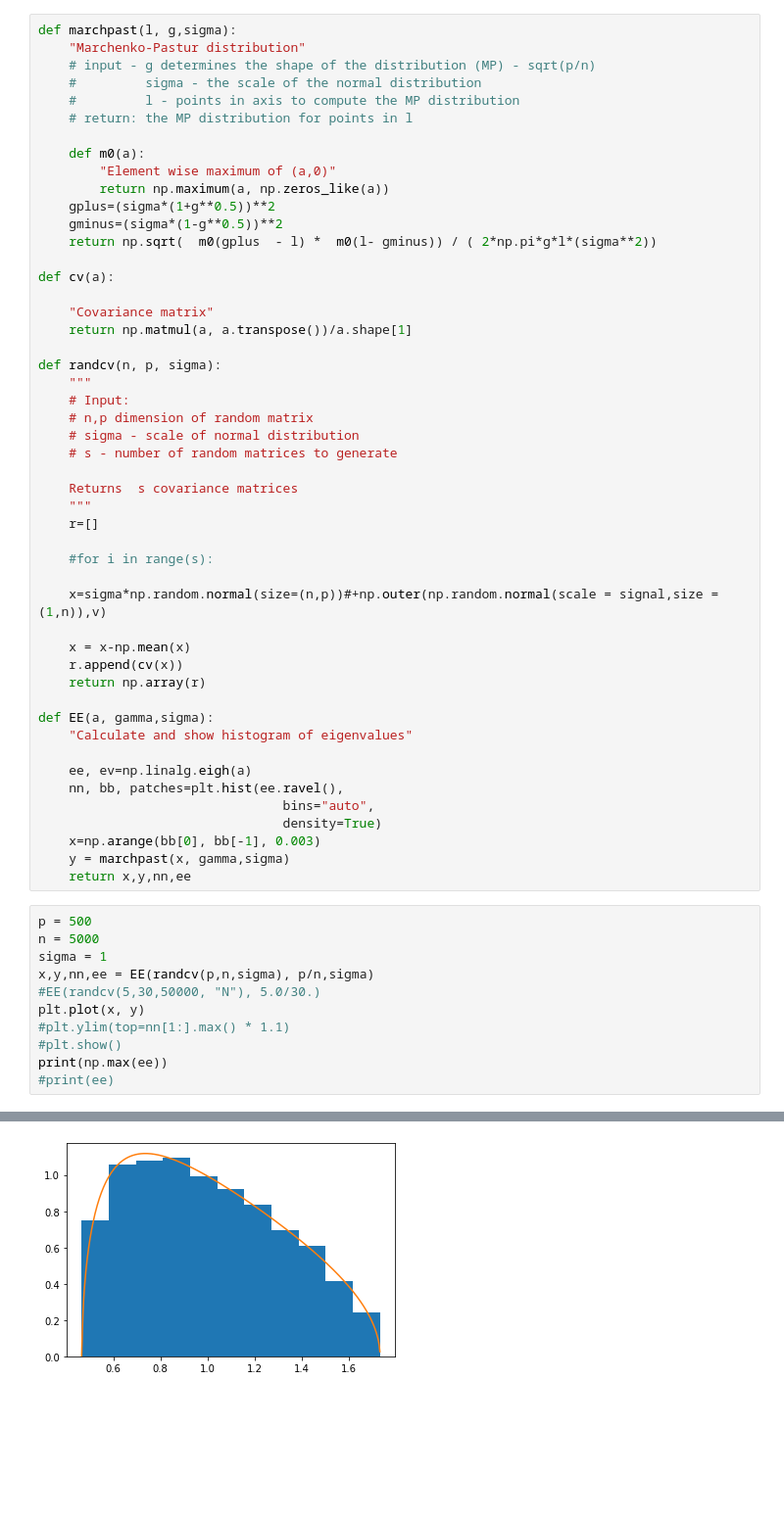
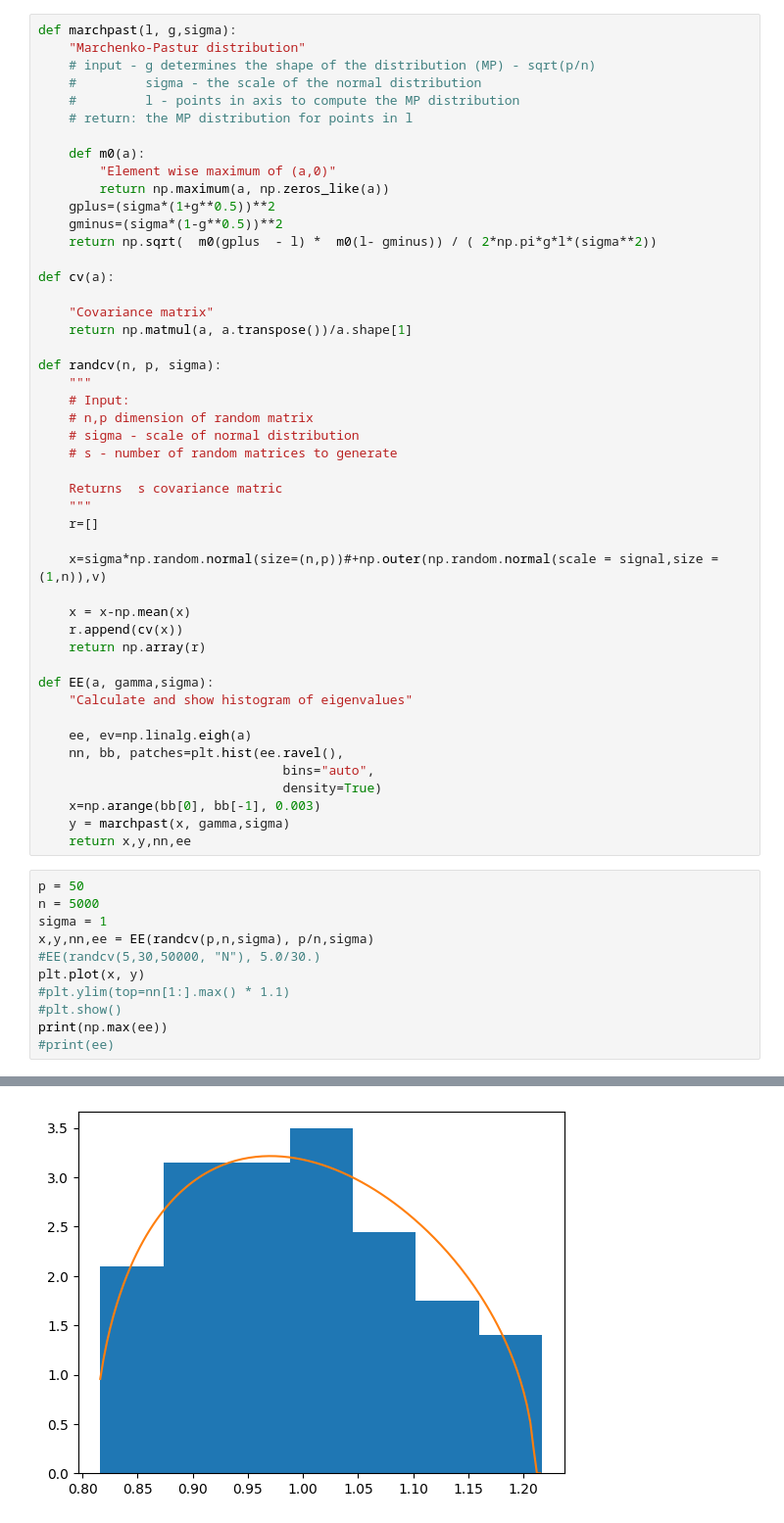
Before and after one commit to AvivGelfand/Geometry-of-Information-Course, a Jupyter notebook: marchenko_pastur_updated_moodle.ipynb, the cells around one changed output, grey strips where cells are left out. Shown: that part at 98% size. Saved outputs shown, nothing was run; the diff lists cells and outputs as text; blank space fills up the shorter version.

```diff
--- a/marchenko_pastur_updated_moodle.ipynb
+++ b/marchenko_pastur_updated_moodle.ipynb
@@ -33,11 +28,9 @@ def randcv(n, p, sigma):
     # sigma - scale of normal distribution
     # s - number of random matrices to generate
 
-    Returns  s covariance matrices
+    Returns  s covariance matric
     """
     r=[]
-
-    #for i in range(s):
 
     x=sigma*np.random.normal(size=(n,p))#+np.outer(np.random.normal(scale = signal,size = (1,n)),v)
 
@@ -56,7 +49,7 @@ def EE(a, gamma,sigma):
     y = marchpast(x, gamma,sigma)
     return x,y,nn,ee
 # %%
-p = 500
+p = 50
 n = 5000
 sigma = 1
 x,y,nn,ee = EE(randcv(p,n,sigma), p/n,sigma)
@@ -71 +64 @@ print(np.max(ee))
-[figure, old version]
+[figure, new version]
```
Also changed, not shown: parts of 2 cells of this notebook, 1 other file.
